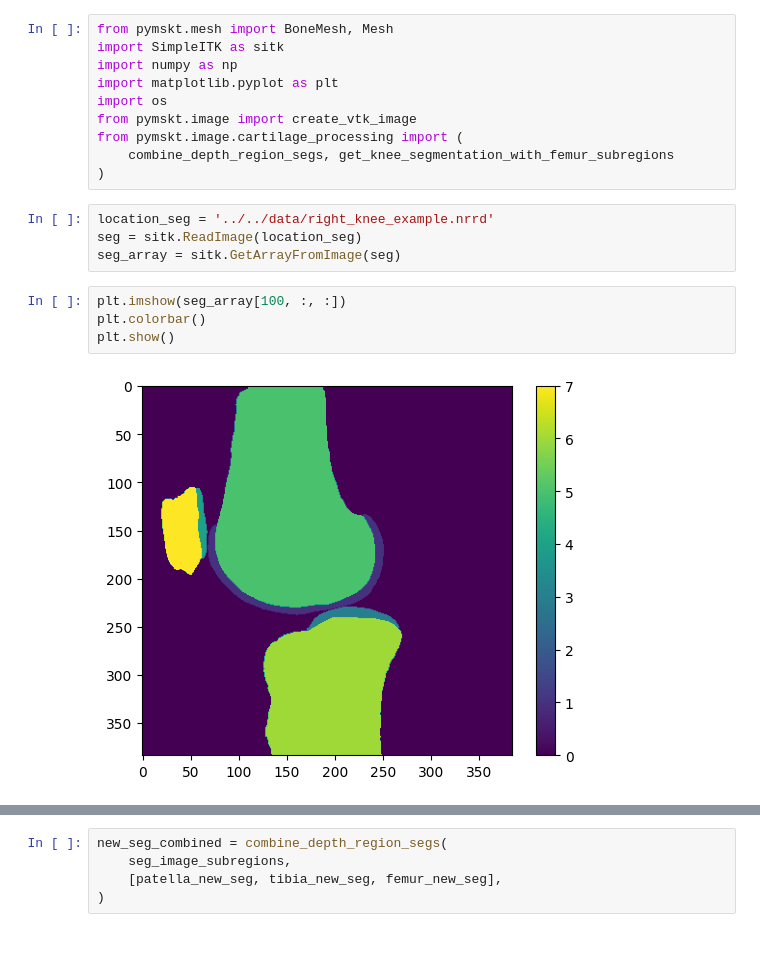
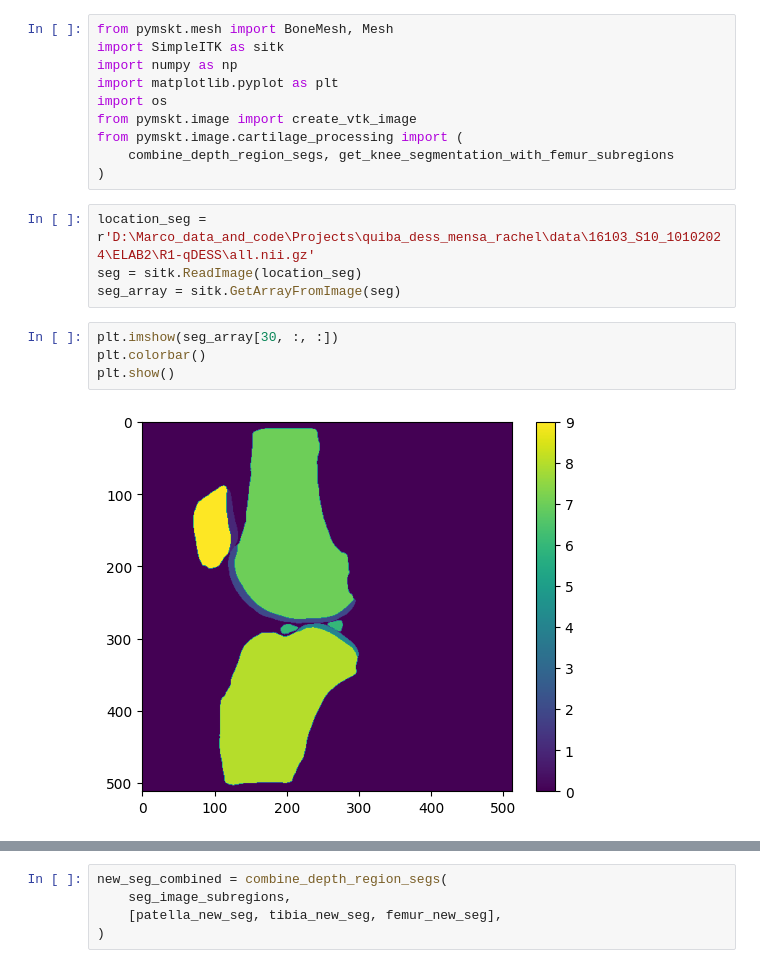
Before and after one commit to gattia/pymskt, a Jupyter notebook: examples/superficial_deep_cartilage_regions/femur_subregions_depth_subregions_Dec.5.2024.ipynb, the cells around one changed output, grey strips where cells are left out. Saved outputs shown, nothing was run; the diff lists cells and outputs as text.

```diff
--- a/examples/superficial_deep_cartilage_regions/femur_subregions_depth_subregions_Dec.5.2024.ipynb
+++ b/examples/superficial_deep_cartilage_regions/femur_subregions_depth_subregions_Dec.5.2024.ipynb
@@ -9,15 +9,15 @@ from pymskt.image.cartilage_processing import (
     combine_depth_region_segs, get_knee_segmentation_with_femur_subregions
 )
 # %%
-location_seg = '../../data/right_knee_example.nrrd'
+location_seg = r'D:\Marco_data_and_code\Projects\quiba_dess_mensa_rachel\data\16103_S10_10102024\ELAB2\R1-qDESS\all.nii.gz'
 seg = sitk.ReadImage(location_seg)
 seg_array = sitk.GetArrayFromImage(seg)
 # %%
-plt.imshow(seg_array[100, :, :])
+plt.imshow(seg_array[30, :, :])
 plt.colorbar()
 plt.show()
 # %% [output]
-[figure, old version]
+[figure, new version]
 # %%
 # initiate the bone mesh object
 femur = BoneMesh(path_seg_image=location_seg,  # path to the segmentation iamge being used
```
Also changed, not shown: parts of 5 cells of this notebook, 2 other files.
